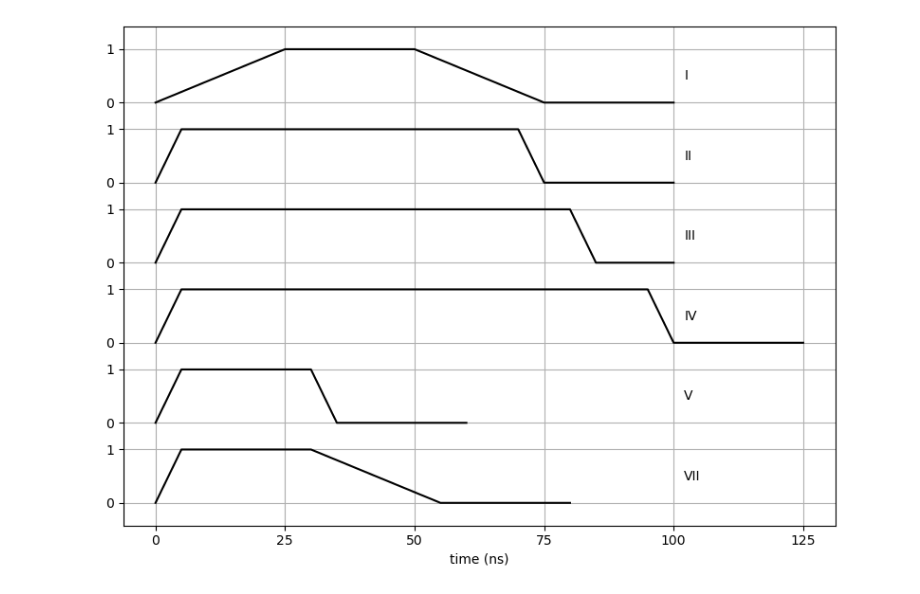
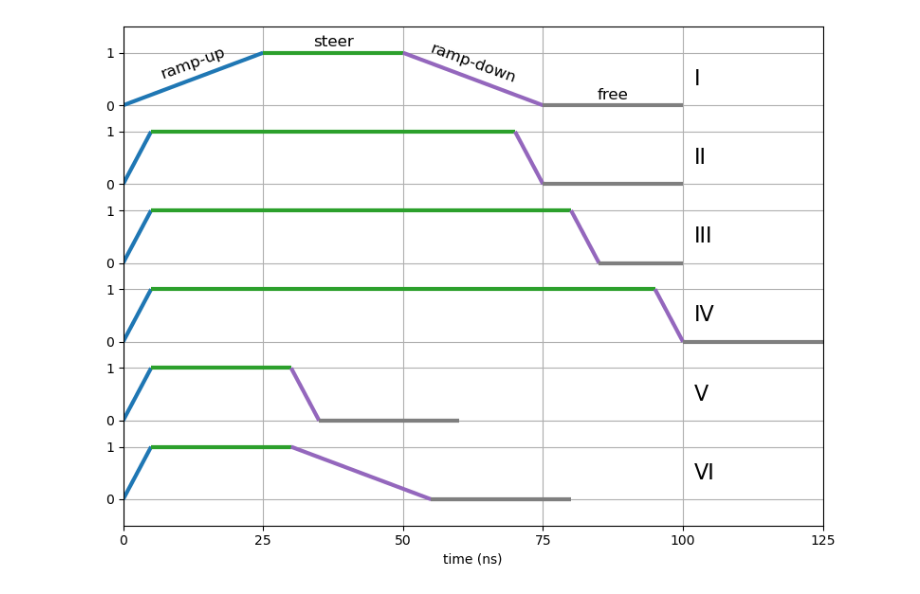
Before and after one commit to cameronabrams/graphics, a Jupyter notebook: smd-protocols/t4l-salsa.ipynb, the cells around one changed output. Drawn from its saved outputs; the diff is of its cells as text; code cells hidden in the pictures.

```diff
--- a/smd-protocols/t4l-salsa.ipynb
+++ b/smd-protocols/t4l-salsa.ipynb
@@ -31,6 +23,6 @@ def generate_force_profile(S_phases, F_values):
 # %%
 # Expanding the data to represent the entire table for better simulation
-expanded_data = {
+data = {
     "Set Name": [
         "1", "2", "12", "12χ", "126χ", "186", "129χ", "129-10χ",
         "126χ-(F1)", "126χ-(F2)", "126χ-(S1)", "126χ-(S2)", "126χ-(S3)",
@@ -61,7 +53,7 @@ expanded_data = {
 }
 
 # Convert to DataFrame
-expanded_df = pd.DataFrame(expanded_data)
+df = pd.DataFrame(data)
 
 # Ensure S_phases has "scheduled" values handled appropriately by marking those rows differently
 def process_s_phases(s):
@@ -70,7 +62,7 @@ def process_s_phases(s):
     else:
         return list(map(int, s.split('-')))
 
-expanded_df['S_phases'] = expanded_df['S'].apply(process_s_phases)
+df['S_phases'] = df['S'].apply(process_s_phases)
 # %%
 # Function to classify unique profile types based on S_phases pattern
 def classify_profile_type(s_phases):
@@ -86,22 +78,14 @@ def classify_profile_type(s_phases):
         return "IV"  # Specific unique pattern
     elif s_phases == [5, 25, 5, 25]:
         return "V"  # Specific unique pattern
-    elif s_phases == [5, 65, 5, 25]:
-        return "VI"  # Specific unique pattern, repeated
     elif s_phases == [5, 25, 25, 25]:
-        return "VII"  # Specific unique pattern
+        return "VI"  # Specific unique pattern
     else:
-        return "VIII"  # Default for any other unique pattern
+        return "VII"  # Default for any other unique pattern
 
 # Convert lists in 'S_phases' to strings for uniqueness identification
-expanded_df['S_phases_str'] = expanded_df['S_phases'].apply(lambda x: str(x) if x is not None else "Scheduled")
-expanded_df['F_str'] = expanded_df['F'].apply(lambda x: str(x))
-expanded_df['Profile Type'] = expanded_df['S_phases'].apply(classify_profile_type)
-
-unique_profiles = expanded_df[['Profile Type', 'S_phases', 'F', 'S_phases_str', 'F_str']].drop_duplicates(subset=['Profile Type', 'S_phases_str', 'F_str']).reset_index(drop=True)
-
-
-# Display unique profile types and example S_phases for each
-unique_profile_types = expanded_df[['Profile Type', 'S_phases_str']].drop_duplicates().reset_index(drop=True)
-unique_profile_types
+df['S_phases_str'] = df['S_phases'].apply(lambda x: str(x) if x is not None else "Scheduled")
+df['F_str'] = df['F'].apply(lambda x: str(x))
+df['Profile Type'] = df['S_phases'].apply(classify_profile_type)
+print(df[['Set Name','Profile Type']].to_latex())
 # %% [output]
@@ -115,0 +109,5 @@ unique_profile_types
+# %%
+
+unique_profiles = df[['Profile Type', 'S_phases', 'F', 'S_phases_str', 'F_str']].drop_duplicates(subset=['Profile Type', 'S_phases_str', 'F_str']).reset_index(drop=True)
+
+print(unique_profiles.to_latex())
@@ -128,34 +191,41 @@ spacing = 1.5  # Maintain the increased spacing
 yticks = []  # Collect y-tick positions
 yticklabels = []  # Collect y-tick labels
 
 # Loop through each profile type in reversed order and plot with offsets
 for i, (profile_type, s_phases) in enumerate(reversed_profiles[['Profile Type', 'S_phases']].values):
     if s_phases is not None:
         # Generate time and force profile
         time, force = generate_force_profile(s_phases, 1)
-        ax.plot(time, np.array(force) + offset, color='black')
+        line=colored_line_between_pts(time,np.array(force) + offset, ax=ax, c=[.1,.2,.3,.4,.5], cmap='tab10',linewidth=3)
+        # ax.plot(time, np.array(force) + offset)
 
         # Add direct label at the end of each curve
-        ax.text(102, offset + 0.5, profile_type, va='center', ha='left', fontsize=10, color='black')
+        ax.text(102, offset + 0.5, profile_type, va='center', ha='left', fontsize=16, color='black')
 
         # Collect the 0 and 1 tick positions and labels for this curve
         yticks.extend([offset, offset + 1])
         yticklabels.extend(["0", "1"])
 
         # Increment offset with increased spacing for the next profile
         offset += spacing
 
+ax.text(12.5,offset-0.7,"ramp-up",va='center',ha='center',rotation=20,fontsize=12,color='black')
+ax.text(37.5,offset-0.3,"steer",va='center',ha='center',rotation=0,fontsize=12,color='black')
+ax.text(62.5,offset-0.7,"ramp-down",va='center',ha='center',rotation=-20,fontsize=12,color='black')
+ax.text(87.5,offset-1.3,"free",va='center',ha='center',rotation=0,fontsize=12,color='black')
+
 # Set custom y-ticks and labels to show only 0 and 1 for each curve
 ax.set_yticks(yticks)
 ax.set_yticklabels(yticklabels)
 
 ax.set_xticks(np.arange(0,150,25))
-
+ax.set_ylim([-0.5,9])
 # Removing title and maintaining grid
 ax.set_xlabel("time (ns)")
 ax.grid(True)
 
 plt.tight_layout()
+plt.savefig('smd_kappa_schedules.png',bbox_inches='tight')
 plt.show()
 # %% [output]
-[figure, old version]
+[figure, new version]
```
Also changed, not shown: parts of 7 cells of this notebook, 1 other file.
